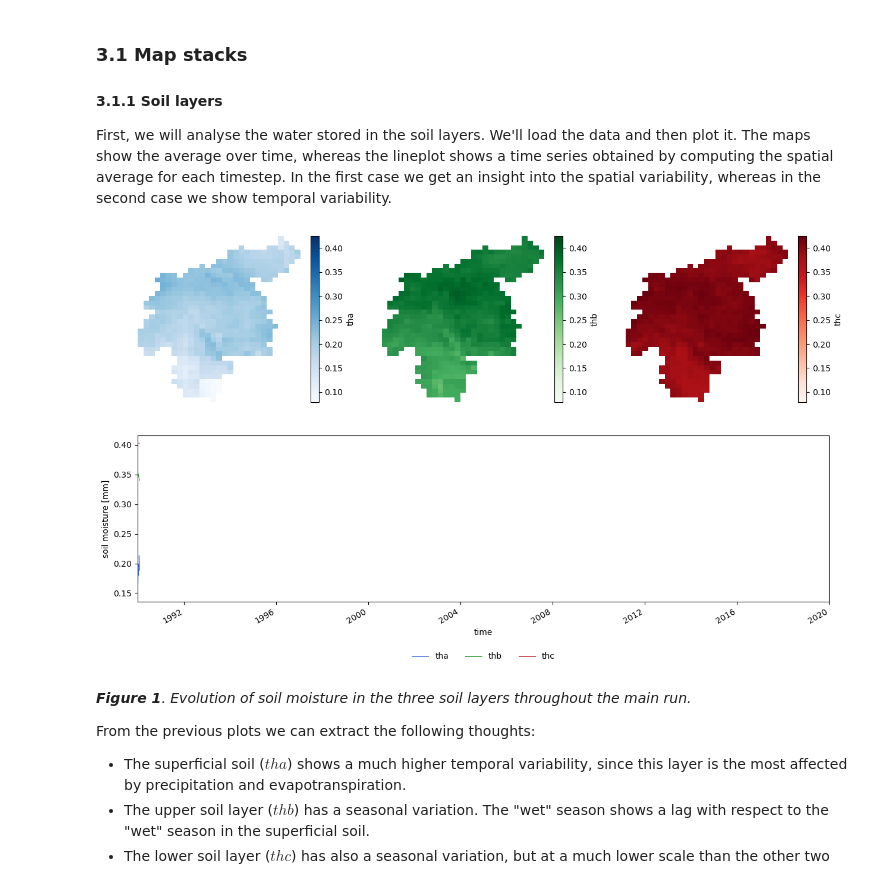
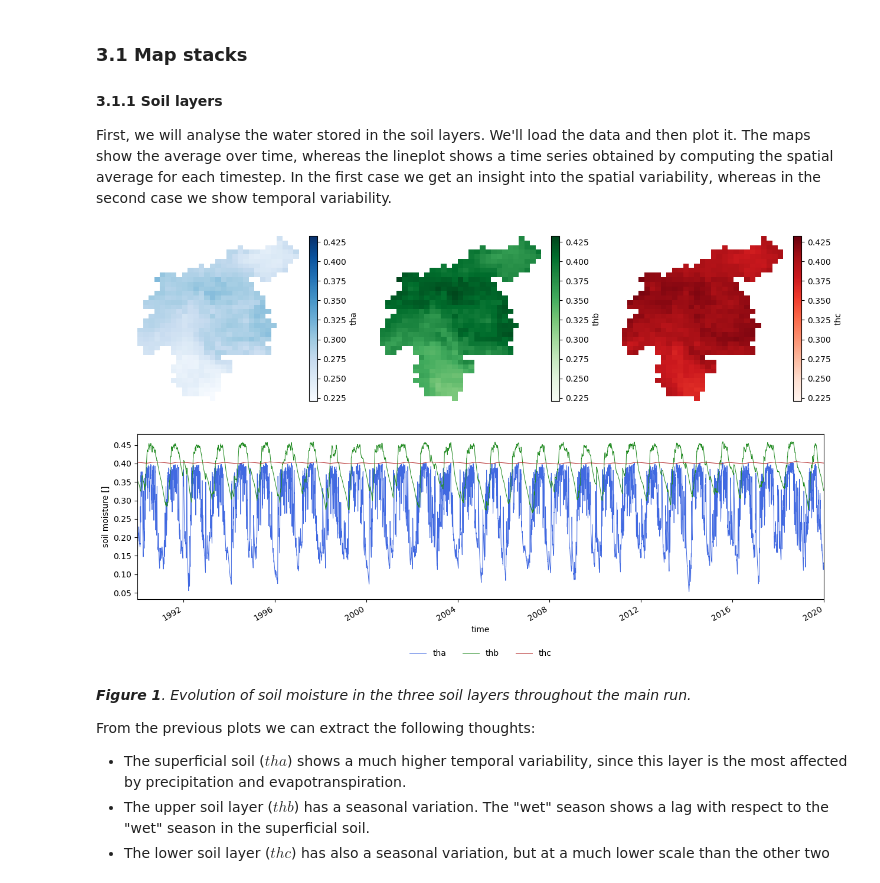
Before and after one commit to ec-jrc/lisflood-usecases, a Jupyter notebook: LF_mekong_usecase/docs/notebooks/3_run.ipynb, the cells around one changed output. Saved outputs shown, nothing was run; the diff lists cells and outputs as text; code cells hidden in the pictures.

```diff
--- a/LF_mekong_usecase/docs/notebooks/3_run.ipynb
+++ b/LF_mekong_usecase/docs/notebooks/3_run.ipynb
@@ -19,7 +19,7 @@ from matplotlib.gridspec import GridSpec
 from lisflood_read_plot import *
 
 path_model = Path('../../model/')
-path_out = path_model / 'out' / 'run'
+path_run = path_model / 'results' / 'run'
 # %% [markdown]
 ## 1 Settings file
 
@@ -122,17 +123,17 @@ First, we will analyse the water stored in the soil layers. We'll load the data
 # %%
 # load and plot some map stacks
 soil_storages = {}
 for var in ['tha', 'thb', 'thc']:
-    da = xr.open_dataarray(path_out / f'{var}.nc')
+    da = xr.open_dataarray(path_run / f'{var}.nc')
     da.close()
     soil_storages[var] = da
 
 # calculate minimum and maximum values of soil moisture among all the map stacks
 vmin = np.min([da.mean('time').min() for var, da in soil_storages.items()])
 vmax = np.max([da.mean('time').max() for var, da in soil_storages.items()])
 plot_mapstacks(soil_storages, vmin=vmin, vmax=vmax, ylabel='soil moisture')
 # %% [output]
-[figure, old version]
+[figure, new version]
 # %% [markdown]
 ***Figure 1**. Evolution of soil moisture in the three soil layers throughout the main run.*
 
```
Also changed, not shown: parts of 7 cells of this notebook, 3 other files.
